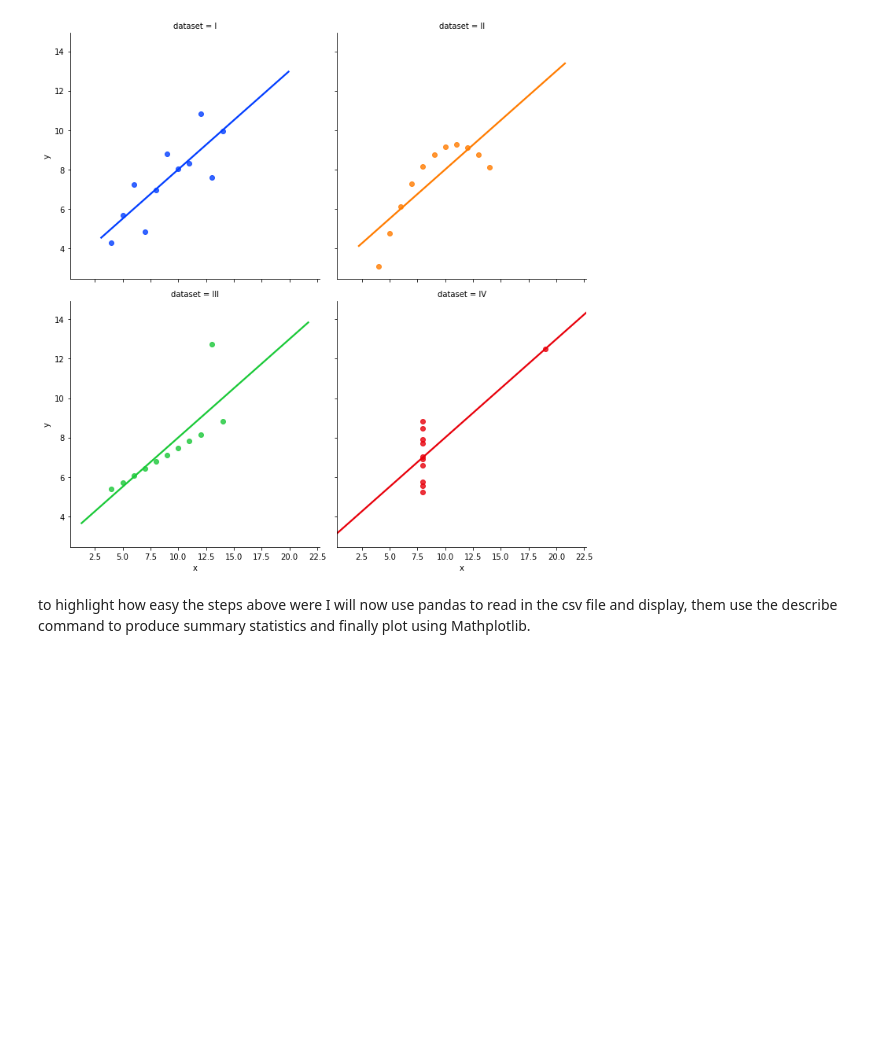
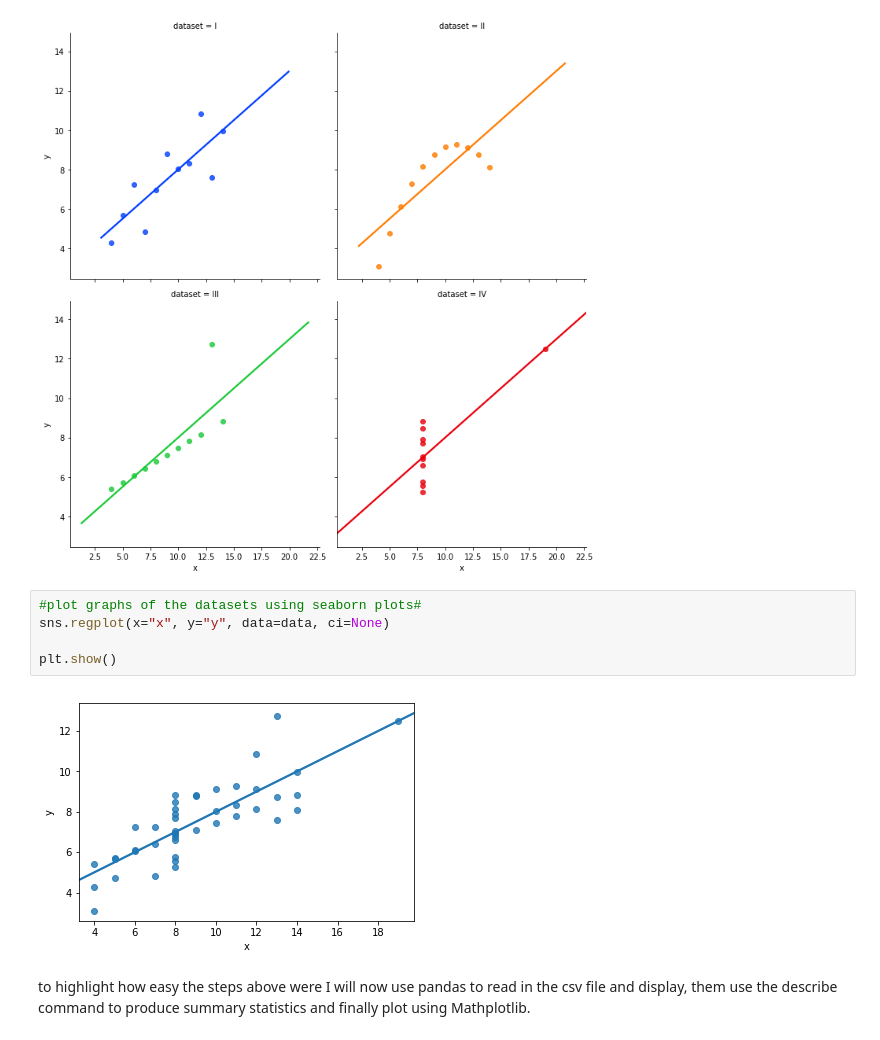
Before and after one commit to Hudsonsue/Anscombes_q, a Jupyter notebook: Anscombes_quartet.ipynb, the cells around one changed output. Drawn from its saved outputs; the diff is of its cells as text; blank space fills up the shorter version.

```diff
--- a/Anscombes_quartet.ipynb
+++ b/Anscombes_quartet.ipynb
@@ -99,6 +100,13 @@ sns.lmplot(x="x", y="y", col="dataset", hue="dataset", data=data,
 plt.show()
 # %% [output]
 [figure]
+# %%
+#plot graphs of the datasets using seaborn plots#
+sns.regplot(x="x", y="y", data=data, ci=None)
+
+plt.show()
+# %% [output]
+[figure, added]
 # %% [markdown]
 to highlight how easy the steps above were I will now use pandas to read in the csv file and display, them use the describe command to produce summary statistics and finally plot using Mathplotlib.
 # %%
```
Also changed, not shown: parts of 6 cells of this notebook.
